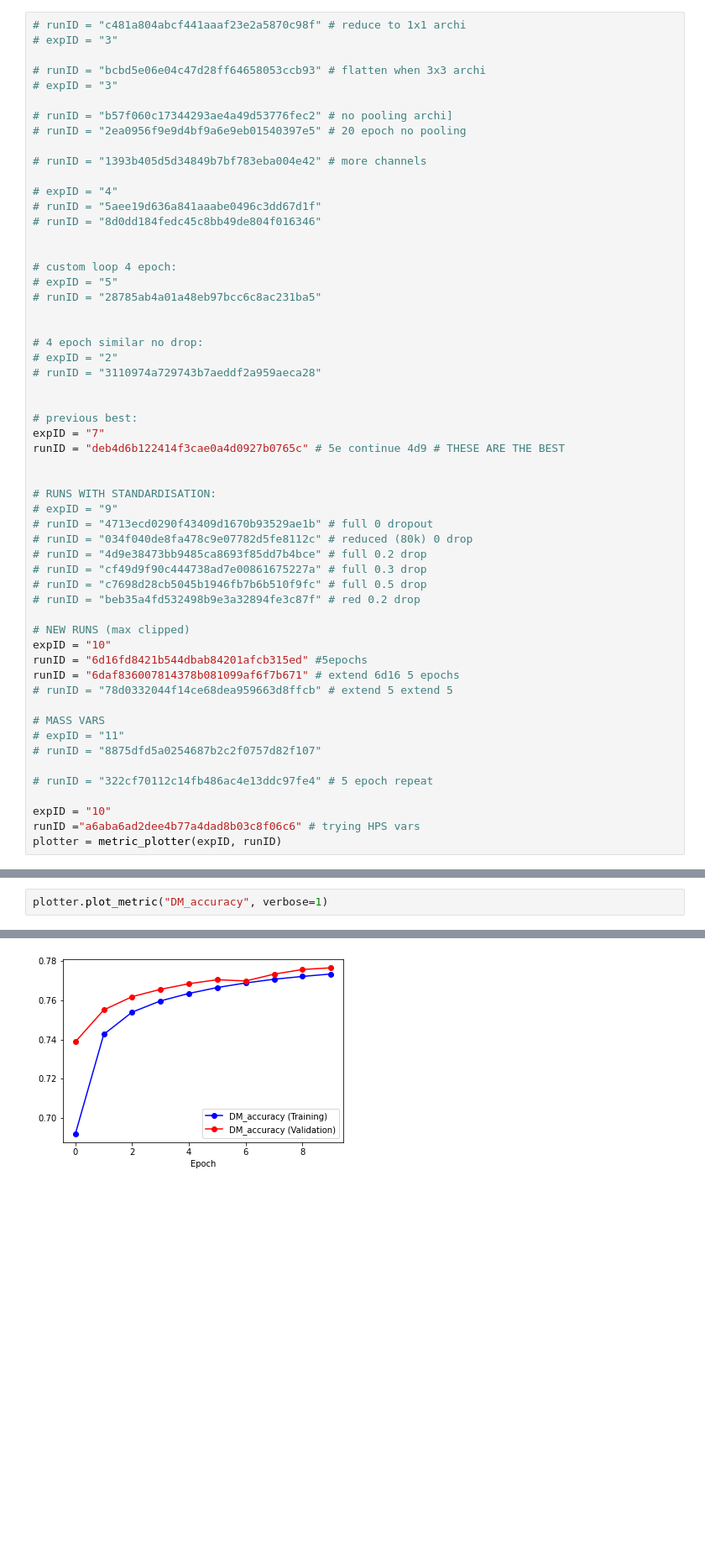
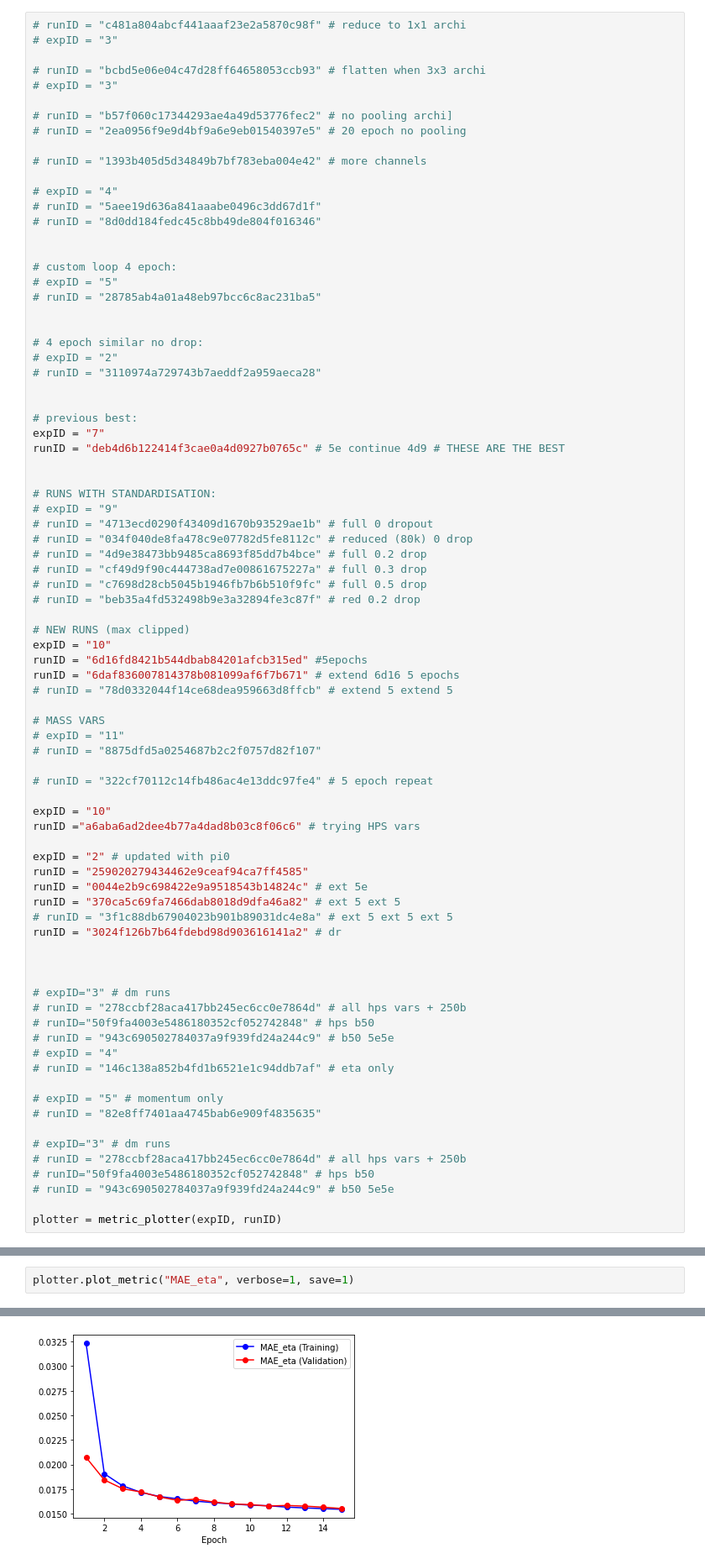
Before and after one commit to lucasrussell01/DeepPi, a Jupyter notebook: Evaluation/notebooks/plot_metrics.ipynb, the cells around one changed output, grey strips where cells are left out. Shown: that part at 84% size. Saved outputs shown, nothing was run; the diff lists cells and outputs as text; blank space fills up the shorter version.

```diff
--- a/Evaluation/notebooks/plot_metrics.ipynb
+++ b/Evaluation/notebooks/plot_metrics.ipynb
@@ -58,4 +58,29 @@ runID = "6daf836007814378b081099af6f7b671" # extend 6d16 5 epochs
 
 expID = "10"
 runID ="a6aba6ad2dee4b77a4dad8b03c8f06c6" # trying HPS vars
+
+expID = "2" # updated with pi0
+runID = "259020279434462e9ceaf94ca7ff4585"
+runID = "0044e2b9c698422e9a9518543b14824c" # ext 5e
+runID = "370ca5c69fa7466dab8018d9dfa46a82" # ext 5 ext 5
+# runID = "3f1c88db67904023b901b89031dc4e8a" # ext 5 ext 5 ext 5
+runID = "3024f126b7b64fdebd98d903616141a2" # dr
+
+
+
+# expID="3" # dm runs
+# runID = "278ccbf28aca417bb245ec6cc0e7864d" # all hps vars + 250b
+# runID="50f9fa4003e5486180352cf052742848" # hps b50
+# runID = "943c690502784037a9f939fd24a244c9" # b50 5e5e
+# expID = "4"
+# runID = "146c138a852b4fd1b6521e1c94ddb7af" # eta only
+
+# expID = "5" # momentum only
+# runID = "82e8ff7401aa4745bab6e909f4835635"
+
+# expID="3" # dm runs
+# runID = "278ccbf28aca417bb245ec6cc0e7864d" # all hps vars + 250b
+# runID="50f9fa4003e5486180352cf052742848" # hps b50
+# runID = "943c690502784037a9f939fd24a244c9" # b50 5e5e
+
 plotter = metric_plotter(expID, runID)
@@ -71,3 +100,3 @@ Validation:  [0.6224401593208313, 0.5863717198371887, 0.5695472359657288, 0.5642
 # %%
-plotter.plot_metric("DM_accuracy", verbose=1)
+plotter.plot_metric("MAE_eta", verbose=1, save=1)
 # %% [output]
@@ -77 +107 @@ Validation:  [0.7388530373573303, 0.7550806999206543, 0.7618494033813477, 0.7655
-[figure, old version]
+[figure, new version]
```
Also changed, not shown: parts of 5 cells of this notebook, 7 other files.
